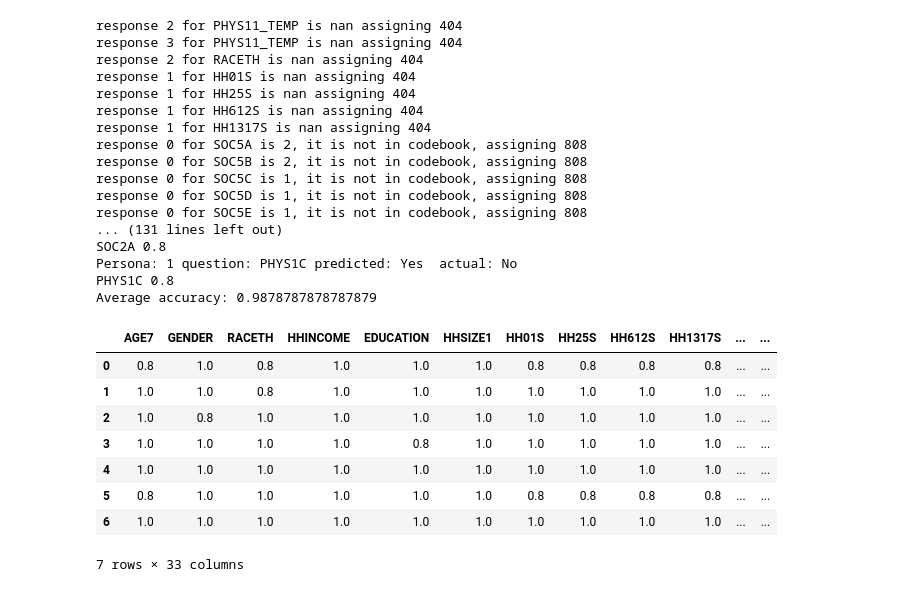
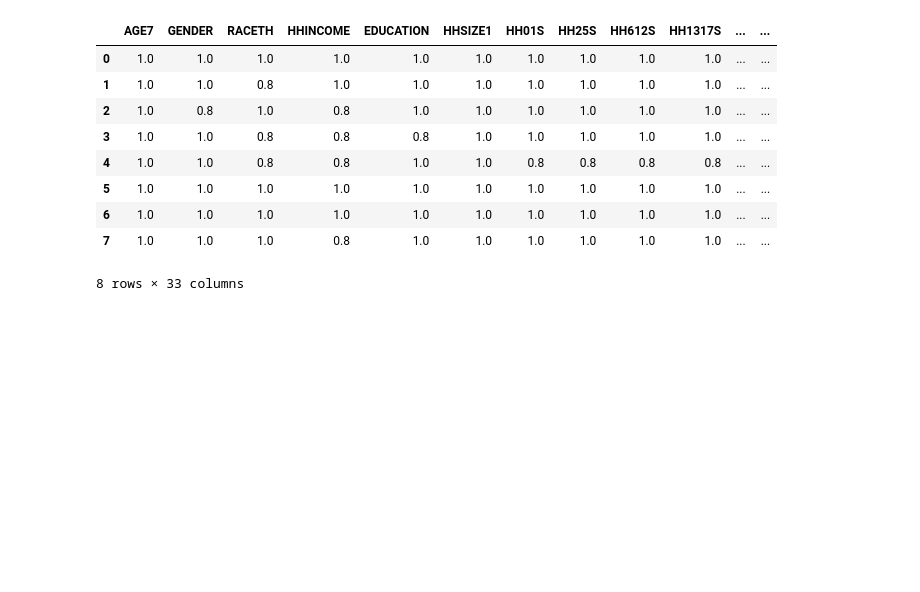
Before and after one commit to Kurmich/ai-agent-based-survey, a Jupyter notebook: output_analyzer.ipynb, the cells around one changed output. Saved outputs shown, nothing was run; the diff lists cells and outputs as text; code cells hidden in the pictures; blank space fills up the shorter version.

```diff
--- a/output_analyzer.ipynb
+++ b/output_analyzer.ipynb
@@ -57,47 +58,31 @@ def compute_accuracies(correct_df_text, predicted_df_text, pid):
     return code_to_accuracy
 # %%
-participant_ids = [i+1 for i in range(7)]
+participant_ids    = [i+1 for i in range(8)]
 code_to_accuracies = {}
 for pid in participant_ids:
-    gpt_fname    = os.path.join(gpt_res_dir,     f"participant{pid}_deduced_2025-03-10.csv")
+    gpt_fname    = os.path.join(gpt_res_dir,     f"participant{pid}_deduced_2025-03-26.csv")
     survey_fname = os.path.join(transcripts_dir, f"participant{pid}/survey_responses.csv")
     correct_df_text       =  pd.read_csv(survey_fname).drop(columns=['Unnamed: 0'])
     predicted_df_text     =  pd.read_csv(gpt_fname)
     code_to_accuracy = compute_accuracies(correct_df_text, predicted_df_text, pid)
     for code in code_to_accuracy:
         if code not in code_to_accuracies: code_to_accuracies[code] = []
         code_to_accuracies[code].append(code_to_accuracy[code])
 
 
 accuracy_df = pd.DataFrame(code_to_accuracies)
 accuracy_df.head(8)
 # %% [output]
+|  | AGE7 | GENDER | RACETH | HHINCOME | EDUCATION | HHSIZE1 | HH01S | HH25S | HH612S | HH1317S | ... | ... |
+| 0 | 1.0 | 1.0 | 1.0 | 1.0 | 1.0 | 1.0 | 1.0 | 1.0 | 1.0 | 1.0 | ... | ... |
+| 1 | 1.0 | 1.0 | 0.8 | 1.0 | 1.0 | 1.0 | 1.0 | 1.0 | 1.0 | 1.0 | ... | ... |
+| 2 | 1.0 | 0.8 | 1.0 | 0.8 | 1.0 | 1.0 | 1.0 | 1.0 | 1.0 | 1.0 | ... | ... |
+| 3 | 1.0 | 1.0 | 0.8 | 0.8 | 0.8 | 1.0 | 1.0 | 1.0 | 1.0 | 1.0 | ... | ... |
+| 4 | 1.0 | 1.0 | 0.8 | 0.8 | 1.0 | 1.0 | 0.8 | 0.8 | 0.8 | 0.8 | ... | ... |
+| 5 | 1.0 | 1.0 | 1.0 | 1.0 | 1.0 | 1.0 | 1.0 | 1.0 | 1.0 | 1.0 | ... | ... |
+| 6 | 1.0 | 1.0 | 1.0 | 1.0 | 1.0 | 1.0 | 1.0 | 1.0 | 1.0 | 1.0 | ... | ... |
+| 7 | 1.0 | 1.0 | 1.0 | 0.8 | 1.0 | 1.0 | 1.0 | 1.0 | 1.0 | 1.0 | ... | ... |
-response 2 for PHYS11_TEMP is nan assigning 404
-response 3 for PHYS11_TEMP is nan assigning 404
-response 2 for RACETH is nan assigning 404
-response 1 for HH01S is nan assigning 404
-response 1 for HH25S is nan assigning 404
-response 1 for HH612S is nan assigning 404
-response 1 for HH1317S is nan assigning 404
-response 0 for SOC5A is 2, it is not in codebook, assigning 808
-response 0 for SOC5B is 2, it is not in codebook, assigning 808
-response 0 for SOC5C is 1, it is not in codebook, assigning 808
-response 0 for SOC5D is 1, it is not in codebook, assigning 808
-response 0 for SOC5E is 1, it is not in codebook, assigning 808
-... (131 lines left out)
-SOC2A 0.8
-Persona: 1 question: PHYS1C predicted: Yes  actual: No
-PHYS1C 0.8
-Average accuracy: 0.9878787878787879
+8 rows × 33 columns
-|  | AGE7 | GENDER | RACETH | HHINCOME | EDUCATION | HHSIZE1 | HH01S | HH25S | HH612S | HH1317S | ... | ... |
-| 0 | 0.8 | 1.0 | 0.8 | 1.0 | 1.0 | 1.0 | 0.8 | 0.8 | 0.8 | 0.8 | ... | ... |
-| 1 | 1.0 | 1.0 | 0.8 | 1.0 | 1.0 | 1.0 | 1.0 | 1.0 | 1.0 | 1.0 | ... | ... |
-| 2 | 1.0 | 0.8 | 1.0 | 1.0 | 1.0 | 1.0 | 1.0 | 1.0 | 1.0 | 1.0 | ... | ... |
-| 3 | 1.0 | 1.0 | 1.0 | 1.0 | 0.8 | 1.0 | 1.0 | 1.0 | 1.0 | 1.0 | ... | ... |
-| 4 | 1.0 | 1.0 | 1.0 | 1.0 | 1.0 | 1.0 | 1.0 | 1.0 | 1.0 | 1.0 | ... | ... |
-| 5 | 0.8 | 1.0 | 1.0 | 1.0 | 1.0 | 1.0 | 0.8 | 0.8 | 0.8 | 0.8 | ... | ... |
-| 6 | 1.0 | 1.0 | 1.0 | 1.0 | 1.0 | 1.0 | 1.0 | 1.0 | 1.0 | 1.0 | ... | ... |
-7 rows × 33 columns
 # %%
 avg_accuracies = accuracy_df.mean()
 avg_accuracies
```
Also changed, not shown: parts of 6 cells of this notebook.
